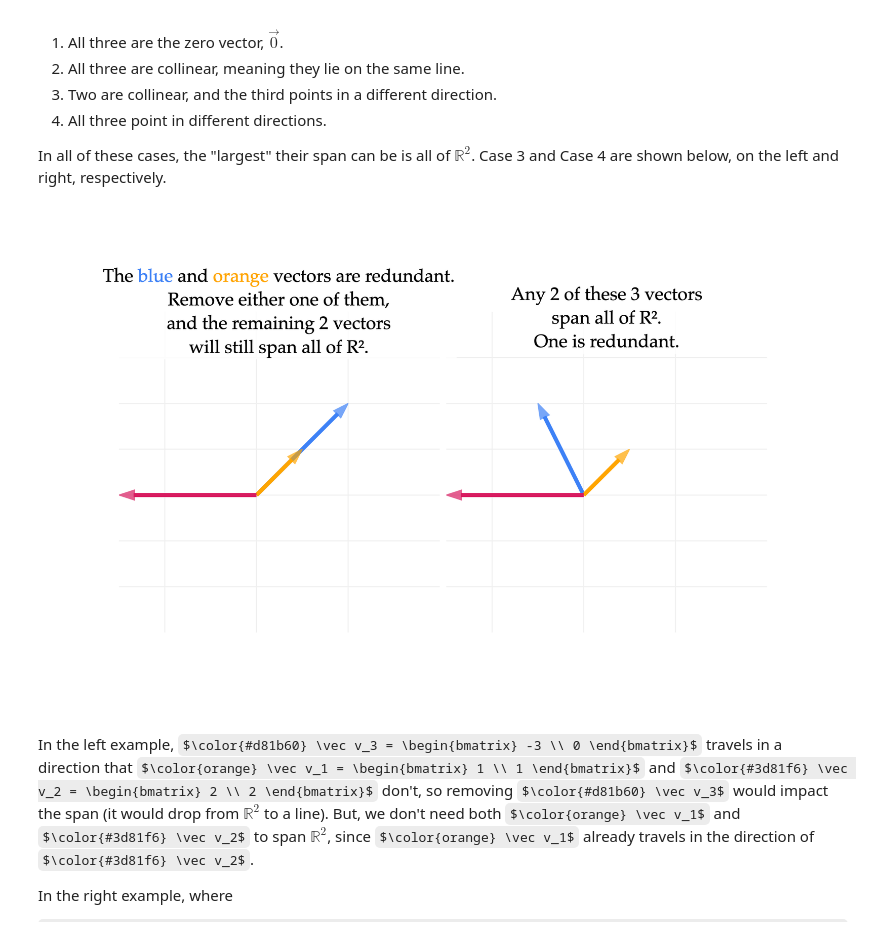
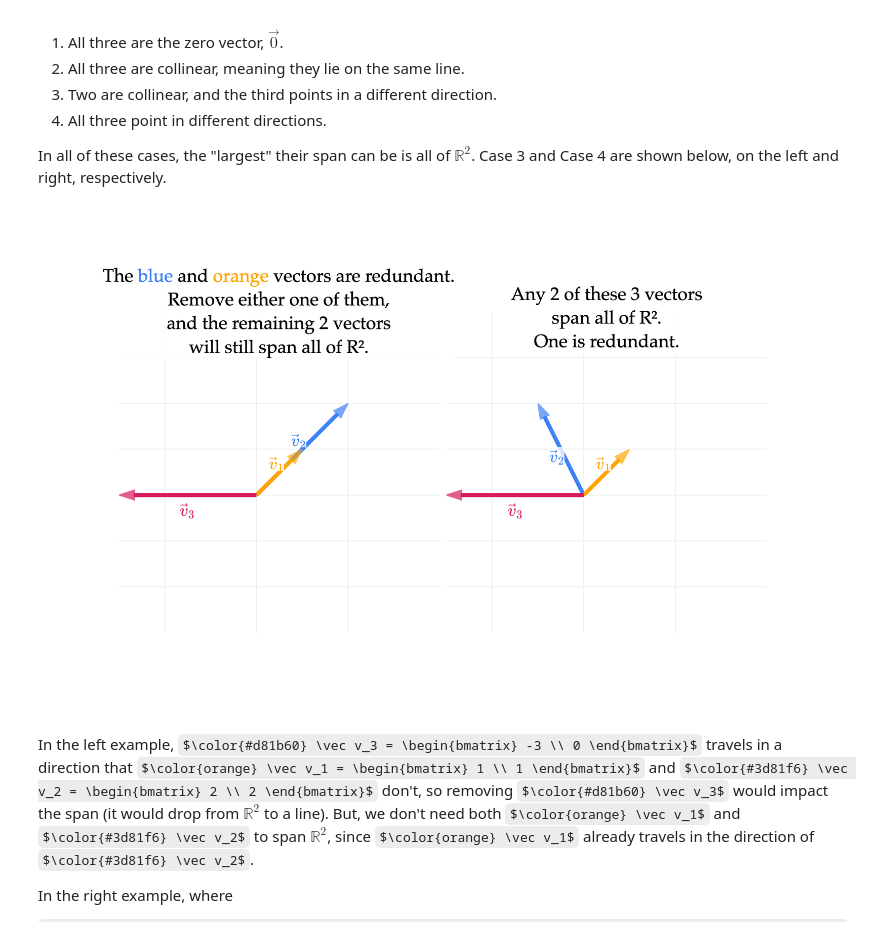
Before and after one commit to eecs245/notes, a Jupyter notebook: 04_linear_independence/01-span.ipynb, the cells around one changed output. Saved outputs shown, nothing was run; the diff lists cells and outputs as text; code cells hidden in the pictures; some formulas as TeX source.

Commit message:
Improve dark-mode contrast, activity solutions, and vector diagrams

```diff
--- a/04_linear_independence/01-span.ipynb
+++ b/04_linear_independence/01-span.ipynb
@@ -618,7 +618,7 @@ common_layout = dict(
 # Helper to generate a figure for a given v2
 def make_vector_fig(v2, label):
     fig = plot_vectors(
-        [(v2, "#3d81f6", r"v₂"), (v1, "orange", r"v₁"), (v3, "#d81b60", r"v₃")],
+        [(v2, "#3d81f6", r"$\vec v_2$"), (v1, "orange", r"$\vec v_1$"), (v3, "#d81b60", r"$\vec v_3$")],
         show_axis_labels=False,
         vdeltax=0.1,
     )
@@ -628,8 +628,8 @@ def make_vector_fig(v2, label):
     return fig
 
 # Two separate figs
-fig1 = make_vector_fig(v2_a, "v₂ = (2, 2)")
-fig2 = make_vector_fig(v2_b, "v₂ = (-1, 2)")
+fig1 = make_vector_fig(v2_a, r"$\vec v_2 = (2, 2)$")
+fig2 = make_vector_fig(v2_b, r"$\vec v_2 = (-1, 2)$")
 
 # Combine in subplots
 subplot_fig = make_subplots(
@@ -640,40 +640,45 @@ for trace in fig1.data:
     subplot_fig.add_trace(trace, row=1, col=1)
 for trace in fig2.data:
     subplot_fig.add_trace(trace, row=1, col=2)
+
+# Keep the vector labels when combining the two figures.
+for col, source_fig in enumerate((fig1, fig2), start=1):
+    for annotation in source_fig.layout.annotations:
+        subplot_fig.add_annotation(annotation.to_plotly_json(), row=1, col=col)
 
 subplot_fig.update_xaxes(**common_axis, range=[-3, 4], row=1, col=1)
 subplot_fig.update_yaxes(**common_axis, range=[-3, 4], row=1, col=1,
                          scaleanchor="x", scaleratio=1)
 subplot_fig.update_xaxes(**common_axis, range=[-3, 4], row=1, col=2)
 subplot_fig.update_yaxes(**common_axis, range=[-3, 4], row=1, col=2,
                          scaleanchor="x", scaleratio=1)
 
 # Annotate the left graph (col 1) to indicate we only need one of the blue or orange vectors
 subplot_fig.add_annotation(
     text=r"The <span style='color: #3d81f6'>blue</span> and <span style='color: orange'>orange</span> vectors are redundant.<br>Remove either one of them,<br>and the remaining 2 vectors<br>will still span all of R².",
     x=0.5, y=4,
     xref="x1", yref="y1",
     showarrow=False,
     font=dict(size=18, color="black"),
     bgcolor="rgba(255,255,255,0.8)",
     # bordercolor="black",
     borderwidth=1,
 )
 # Annotate the right graph (col 2) to indicate any 2 of the 3 vectors will span the same plane
 subplot_fig.add_annotation(
     text=r"Any 2 of these 3 vectors<br>span all of R².<br>One is redundant.",
     x=0.5, y=3.85,
     xref="x2", yref="y2",
     showarrow=False,
     font=dict(size=18, color="black"),
     bgcolor="rgba(255,255,255,0.8)",
     borderwidth=1,
 )
 
 subplot_fig.update_layout(width=800, height=500, showlegend=False, **common_layout)
 subplot_fig.show(renderer="png", scale=3)
 # %% [output]
-[figure, old version]
+[figure, new version]
 # %% [markdown]
 In the left example, $\color{#d81b60} \vec v_3 = \begin{bmatrix} -3 \\ 0 \end{bmatrix}$ travels in a direction that $\color{orange} \vec v_1 = \begin{bmatrix} 1 \\ 1 \end{bmatrix}$ and $\color{#3d81f6} \vec v_2 = \begin{bmatrix} 2 \\ 2 \end{bmatrix}$ don't, so removing $\color{#d81b60} \vec v_3$ would impact the span (it would drop from $\mathbb{R}^2$ to a line). But, we don't need both $\color{orange} \vec v_1$ and $\color{#3d81f6} \vec v_2$ to span $\mathbb{R}^2$, since $\color{orange} \vec v_1$ already travels in the direction of $\color{#3d81f6} \vec v_2$.
 
```
Also changed, not shown: parts of 4 cells of this notebook, 11 other files.
